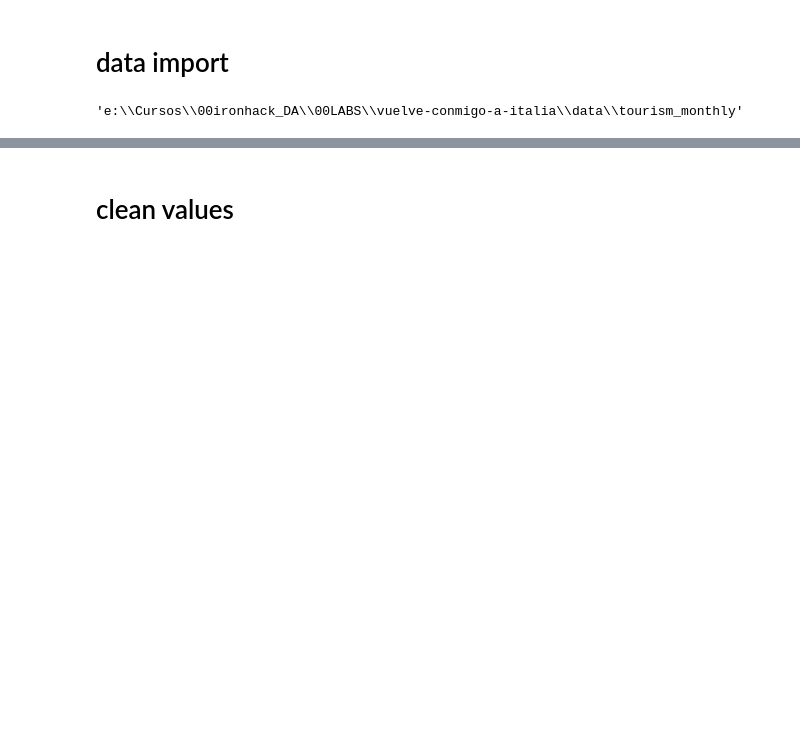
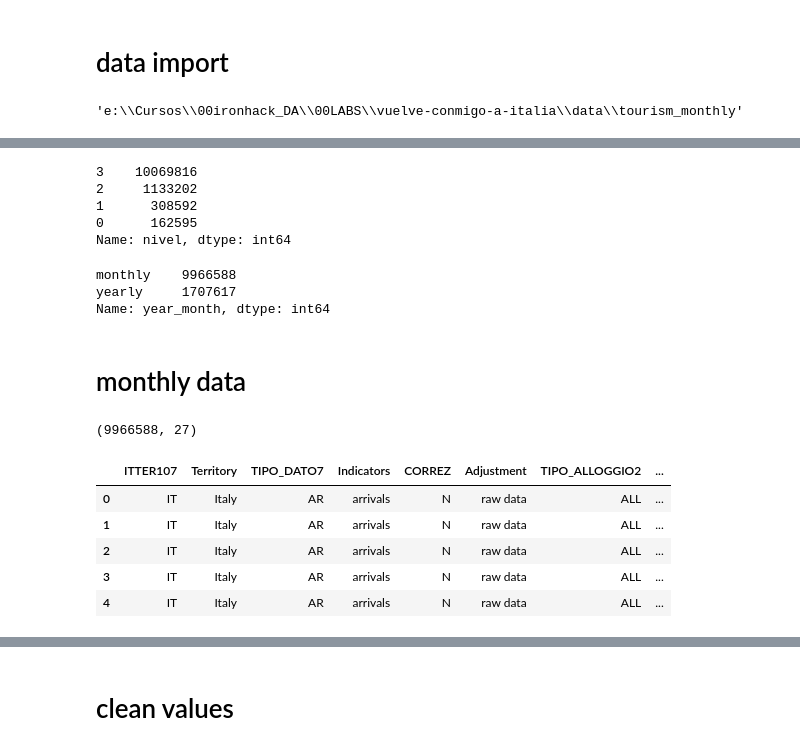
Before and after one commit to annassanchez/vuelve-conmigo-a-italia, a Jupyter notebook: notebooks/03_monthly_data_cleaning.ipynb, the cells around one changed output, grey strips where cells are left out. Cells and saved outputs as stored; diff of their text form; code cells hidden in the pictures; blank space fills up the shorter version.

```diff
--- a/notebooks/03_monthly_data_cleaning.ipynb
+++ b/notebooks/03_monthly_data_cleaning.ipynb
@@ -37,0 +44,30 @@ df.head()
+# %%
+df['nivel'] = df['ITTER107'].apply(scl.nivelGeo)
+df['nivel'].value_counts()
+# %% [output]
+3    10069816
+2     1133202
+1      308592
+0      162595
+Name: nivel, dtype: int64
+# %%
+df['year_month'] = df['TIME'].apply(scl.yearOrMonthlyData)
+df['year_month'].value_counts()
+# %% [output]
+monthly    9966588
+yearly     1707617
+Name: year_month, dtype: int64
+# %% [markdown]
+# monthly data
+# %%
+df_month = df[df['year_month'] == 'monthly']
+print(df_month.shape)
+df_month.head()
+# %% [output]
+(9966588, 27)
+|  | ITTER107 | Territory | TIPO_DATO7 | Indicators | CORREZ | Adjustment | TIPO_ALLOGGIO2 | ... |
+| 0 | IT | Italy | AR | arrivals | N | raw data | ALL | ... |
+| 1 | IT | Italy | AR | arrivals | N | raw data | ALL | ... |
+| 2 | IT | Italy | AR | arrivals | N | raw data | ALL | ... |
+| 3 | IT | Italy | AR | arrivals | N | raw data | ALL | ... |
+| 4 | IT | Italy | AR | arrivals | N | raw data | ALL | ... |
```
Also changed, not shown: parts of 32 cells of this notebook.
